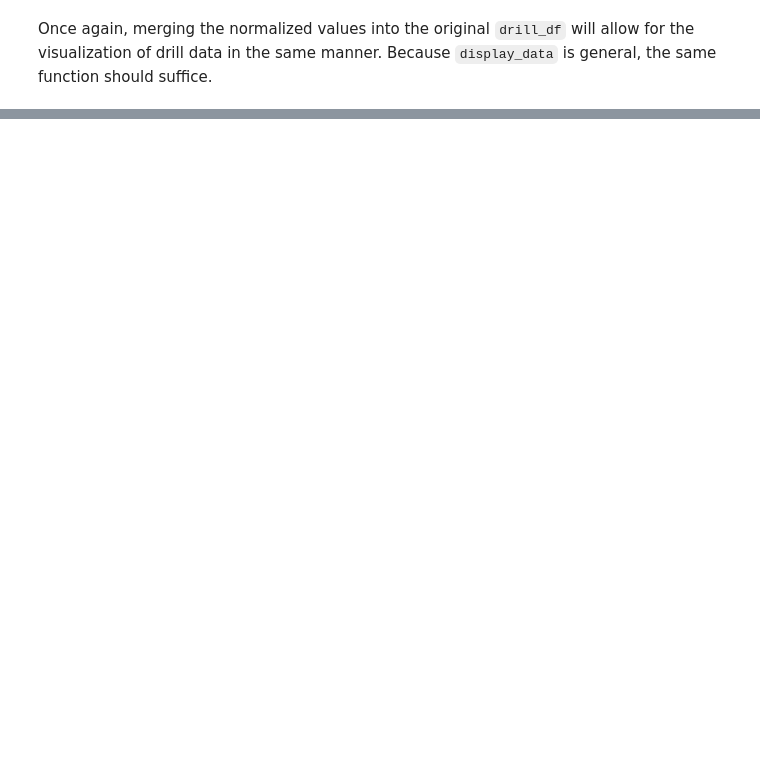
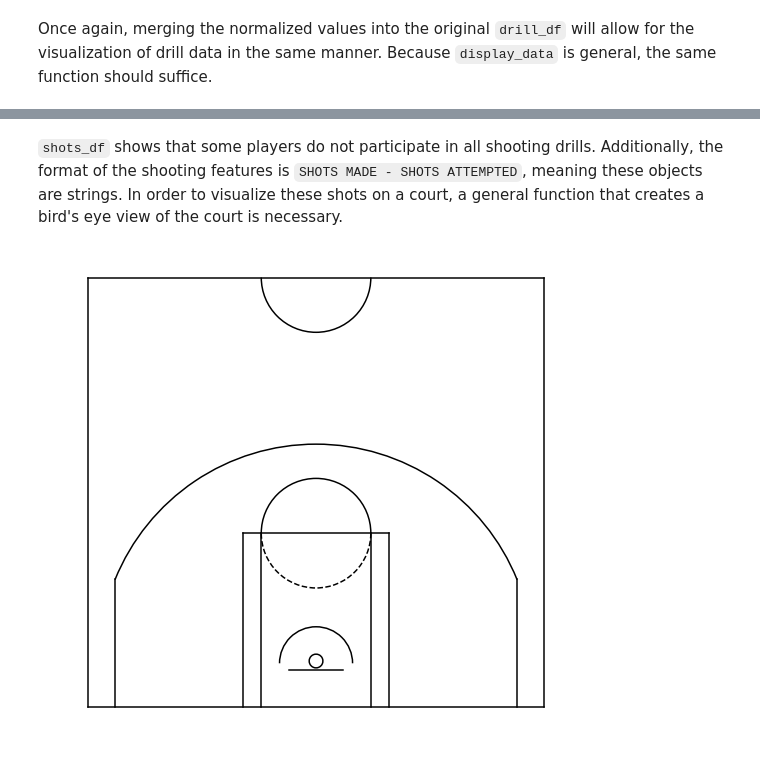
Before and after one commit to basketballrelativity/draft_combine, a Jupyter notebook: draft_combine.ipynb, the cells around one changed output, grey strips where cells are left out. Cells and saved outputs as stored; diff of their text form; code cells hidden in the pictures; blank space fills up the shorter version.

Commit message:
Continuing draft combine analysis and adding court drawing function

```diff
--- a/draft_combine.ipynb
+++ b/draft_combine.ipynb
@@ -339,0 +376,46 @@ The figure above shoes the distribution of `STANDING_VERTICAL_LEAP` for the enti
+# %% [markdown]
+`shots_df` shows that some players do not participate in all shooting drills. Additionally, the format of the shooting features is `SHOTS MADE - SHOTS ATTEMPTED`, meaning these objects are strings. In order to visualize these shots on a court, a general function that creates a bird's eye view of the court is necessary.
+# %%
+def draw_court():
+    """ draw_court draws an NBA halfcourt"""
+
+    fig = plt.figure(figsize=(9, 9))
+    axis = fig.add_subplot(111, aspect='auto')
+
+    plt.plot([-25, 25], [-4, -4], 'k-') # endline
+    plt.plot([-25, 25], [43, 43], 'k-') # halfcourt line
+    plt.plot([-25, -25], [-4, 43], 'k-') # sideline
+    plt.plot([25, 25], [-4, 43], 'k-') # sideline
+
+    plt.plot([-3, 3], [0, 0], 'k-') # backboard
+    plt.plot([-6, -6], [-4, 15], 'k-') # lane
+    plt.plot([6, 6], [-4, 15], 'k-') # lane
+    plt.plot([-8, -8], [-4, 15], 'k-') # lane
+    plt.plot([8, 8], [-4, 15], 'k-') # lane
+    plt.plot([-8, 8], [15, 15], 'k-') # foul line
+
+    plt.plot([22, 22], [-4, 10], 'k-') # 3pt straight
+    plt.plot([-22, -22], [-4, 10], 'k-') # 3pt straight
+
+    three_point = Arc((0, 1), width=23.75*2, height=23.75*2, theta1=22, theta2=158, linewidth=1.5)
+    top_key = Arc((0, 15), width=6*2, height=6*2, theta1=0, theta2=180, linewidth=1.5)
+    bottom_key = Arc((0, 15), width=6*2, height=6*2, theta1=180, theta2=360, linewidth=1.5, linestyle='--')
+    basket = Arc((0, 1), width=0.75*2, height=0.75*2, theta1=0, theta2=360, linewidth=1.5)
+    restricted = Arc((0, 0.75), width=4*2, height=4*2, theta1=0, theta2=180, linewidth=1.5)
+    half_court = Arc((0, 43), width=6*2, height=6*2, theta1=180, theta2=360, linewidth=1.5)
+
+    axis.add_patch(three_point)
+    axis.add_patch(top_key)
+    axis.add_patch(bottom_key)
+    axis.add_patch(basket)
+    axis.add_patch(restricted)
+    axis.add_patch(half_court)
+
+    plt.ylim(-5, 45)
+    axis.set_aspect(1.0)
+    plt.axis('off')
+    plt.show()
+# %%
+draw_court()
+# %% [output]
+[figure, added]
```
Also changed, not shown: parts of 6 cells of this notebook.
